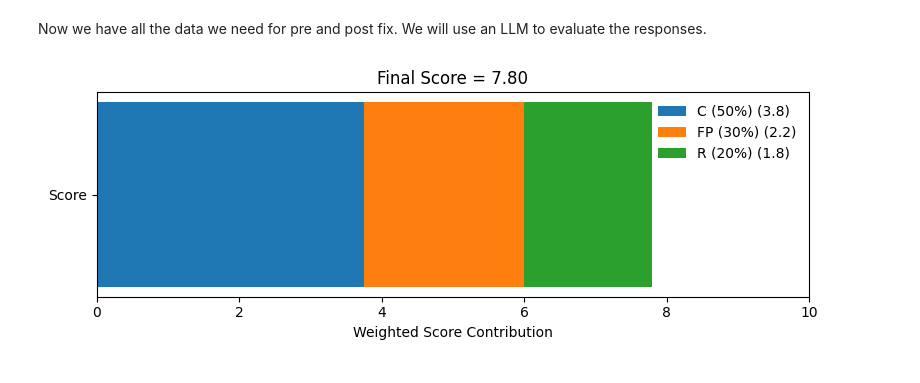
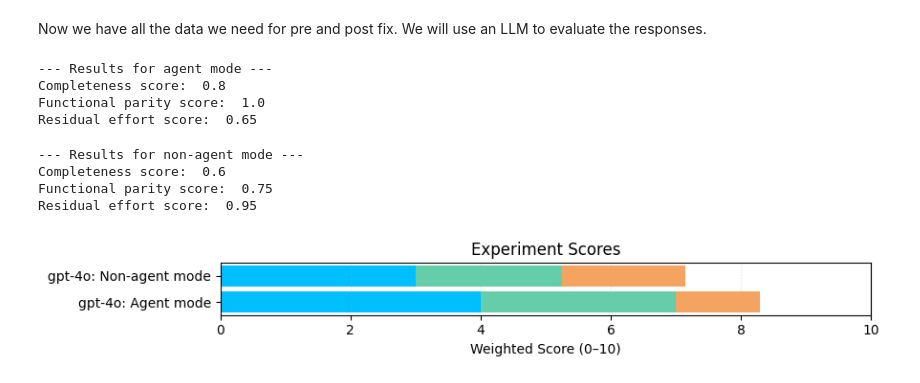
Before and after one commit to pranavgaikwad/kai-eval, a Jupyter notebook: notebooks/evaluation.ipynb, the cells around one changed output. Cells and saved outputs as stored; diff of their text form; code cells hidden in the pictures.

Commit message:
add non-agent mode eval
Signed-off-by: Pranav Gaikwad <pgaikwad@redhat.com>

```diff
--- a/notebooks/evaluation.ipynb
+++ b/notebooks/evaluation.ipynb
@@ -787,7 +906,7 @@ Here are your inputs:
 from concurrent.futures import ThreadPoolExecutor
 
 def run_evaluation(input: EvaluationInput):
-    with ThreadPoolExecutor(max_workers=1) as executor:
+    with ThreadPoolExecutor(max_workers=3) as executor:
         futures = {
             "completeness": executor.submit(run_completeness_agent, input),
             "function_parity": executor.submit(run_functional_correctness_agent, input),
@@ -829,20 +983,23 @@ git_reset(tc_1_repo_path)
 # %% [markdown]
 Now we have all the data we need for pre and post fix. We will use an LLM to evaluate the responses.
 # %%
-tc_1_notes = (tc_1_path.parent / "notes.md").read_text()
-tc_1_issue = parse_from_tc(tc_1_path, "description")
 
-eval_input = EvaluationInput(
+tc1_agent_results = run_evaluation(
+    EvaluationInput(
         source_tech="Spring Framework 5",
         target_tech="Spring Framework 6",
-        issue=tc_1_issue,
-        issue_notes=tc_1_notes,
-        app_path=tc_1_app_path,
-        repo_path=tc_1_repo_path,
-        diff_path=tc_1_agent_diff,
-        tc_path=tc_1_path
-    )
-results = run_evaluation(eval_input)
-print("Completeness score: ", results["completeness"])
-print("Functional parity score: ", results["function_parity"])
-print("Residual effort score: ", results["residual_effort"])
+        issue=tc_1_agent_mode.description,
+        issue_notes=(tc_1_agent_mode.path.parent / "notes.md").read_text(),
+        tc_path=tc_1_agent_mode.path,
+        tools=tc1_agent_tools,
+    ))
+
+print("--- Results for agent mode ---")
+print("Completeness score: ", tc1_agent_results["completeness"].score)
+print("Functional parity score: ", tc1_agent_results["function_parity"].score)
+print("Residual effort score: ", tc1_agent_results["residual_effort"].score)
+# %% [output]
+--- Results for agent mode ---
+Completeness score:  0.8
+Functional parity score:  1.0
+Residual effort score:  0.65
@@ -849,4 +1011,44 @@ print("Residual effort score: ", results["residual_effort"])
+# %%
+tc1_non_agent_results = run_evaluation(
+    EvaluationInput(
+        source_tech="Spring Framework 5",
+        target_tech="Spring Framework 6",
+        issue=tc_1_non_agent_mode.description,
+        issue_notes=(tc_1_non_agent_mode.path.parent / "notes.md").read_text(),
+        tc_path=tc_1_non_agent_mode.path,
+        tools=tc1_non_agent_tools,
+    ))
+print("--- Results for non-agent mode ---")
+print("Completeness score: ", tc1_non_agent_results["completeness"].score)
+print("Functional parity score: ", tc1_non_agent_results["function_parity"].score)
+print("Residual effort score: ", tc1_non_agent_results["residual_effort"].score)
+# %% [output]
+--- Results for non-agent mode ---
+Completeness score:  0.6
+Functional parity score:  0.75
+Residual effort score:  0.95
 # %%
-plot_score(results["completeness"], results["function_parity"], results["residual_effort"])
+results = [
+    [
+    ExperimentResults(
+        title="Agent mode",
+        completeness=tc1_agent_results["completeness"].score,
+        functional_parity=tc1_agent_results["function_parity"].score,
+        residual_effort=tc1_agent_results["residual_effort"].score,
+    ),
+    ExperimentResults(
+        title="Non-agent mode",
+        completeness=tc1_non_agent_results["completeness"].score,
+        functional_parity=tc1_non_agent_results["function_parity"].score,
+        residual_effort=tc1_non_agent_results["residual_effort"].score,
+    )
+    ],
+]
+plot_scores_grouped(
+    results,
+    ["gpt-4o"],
+    weights=(0.5, 0.3, 0.2),
+    scale=10.0,
+)
 # %% [output]
-[figure, old version]
+[figure, new version]
```
Also changed, not shown: parts of 8 cells of this notebook, 1 other file.
